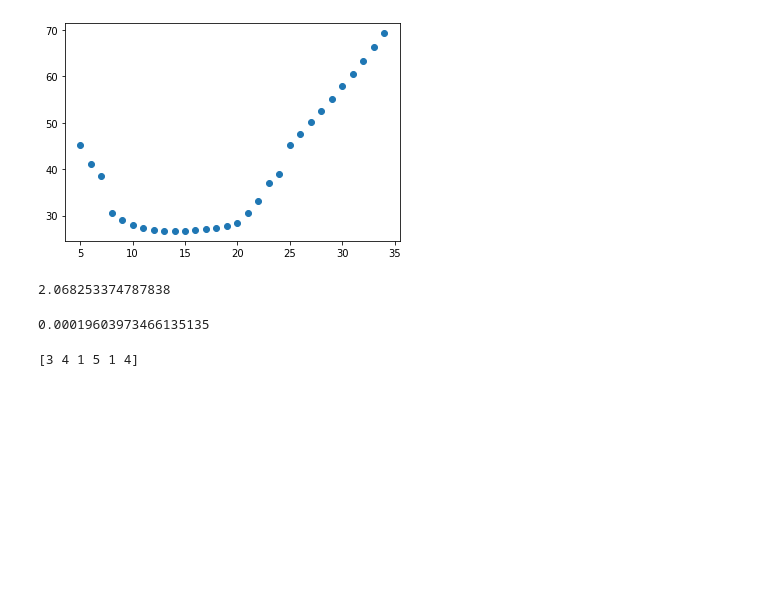
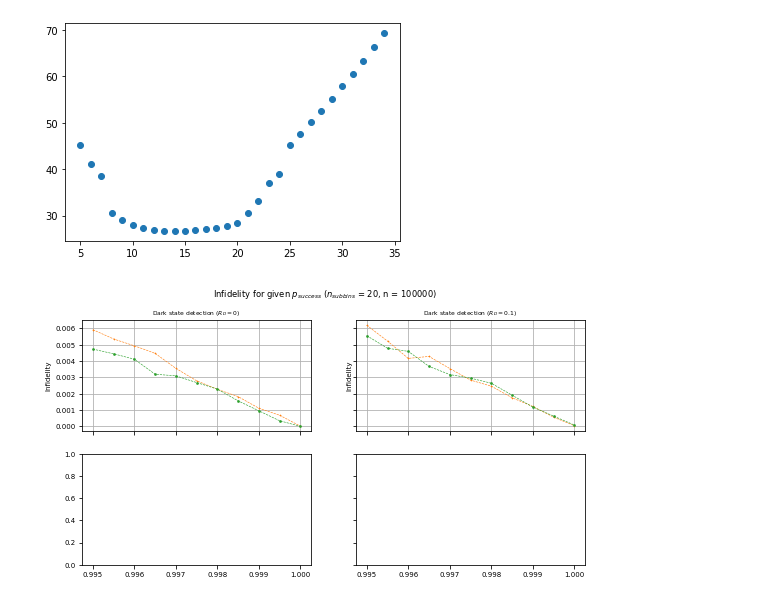
Before and after one commit to marti-m/ion-detect-mcmc, a Jupyter notebook: ion-detection-sim.ipynb, the cells around one changed output. Saved outputs shown, nothing was run; the diff lists cells and outputs as text; code cells hidden in the pictures; blank space fills up the shorter version.

Commit message:
added analysis for pi pulse success stuff

```diff
--- a/ion-detection-sim.ipynb
+++ b/ion-detection-sim.ipynb
@@ -586,11 +586,3 @@ plt.scatter(n_bins, t_avg)
 # %% [output]
 <matplotlib.collections.PathCollection at 0x...>
 [figure]
-# %%
-print(t_avg[-1])
-# %% [output]
-2.068253374787838
-# %%
-poisson.pmf(2, mu=0.02)
-# %% [output]
-0.00019603973466135135
@@ -601,4 +588,0 @@ arr2 = np.array([1, 5, 1, 4])
-# %%
-print(np.append(arr, arr2))
-# %% [output]
-[3 4 1 5 1 4]
@@ -604,0 +632,27 @@ print(np.append(arr, arr2))
+# %%
+fig, axs = plt.subplots(2, 2, sharex='all', sharey='row')
+plt.rc('font', size=7)
+plt.rc('axes', titlesize=6)
+fig.set_size_inches(9, 4.5)
+linewidth = 0.6
+size = 2
+fig.suptitle('Infidelity for given $p_{success}$ ($n_{subbins}$ = 20, n = 100000)')
+
+# plot top left (dark detection R_D = 0)
+axs[0, 0].set_title('Dark state detection ($R_D = 0$)')
+axs[0, 0].plot(p_success, infidelity_MB[1, :], color='tab:orange', label='MinBins', linewidth = linewidth, linestyle='--', marker = '+', markersize=size, mew=linewidth)
+axs[0, 0].plot(p_success, infidelity_EG[1, :], color='tab:green', label='Entropy gain',linewidth = linewidth, linestyle='--', marker = 'o', markersize=size, mew=linewidth)
+axs[0, 0].set_ylabel('Infidelity')
+axs[0, 0].set_xticks(np.arange(0.995, 1.0005, 0.001))
+axs[0, 0].grid('all')
+
+
+# plot top right (dark detection R_D = 0.1)
+axs[0, 1].set_title('Dark state detection ($R_D = 0.1$)')
+axs[0, 1].plot(p_success, infidelity_MB[3, :], color='tab:orange', label='MinBins', linewidth = linewidth, linestyle='--', marker = '+', markersize=size, mew=linewidth)
+axs[0, 1].plot(p_success, infidelity_EG[3, :], color='tab:green', label='Entropy gain',linewidth = linewidth, linestyle='--', marker = 'o', markersize=size, mew=linewidth)
+axs[0, 1].set_ylabel('Infidelity')
+axs[0, 1].set_xticks(np.arange(0.995, 1.0005, 0.001))
+axs[0, 1].grid('all')
+# %% [output]
+[figure, added]
```
Also changed, not shown: parts of 3 cells of this notebook.
